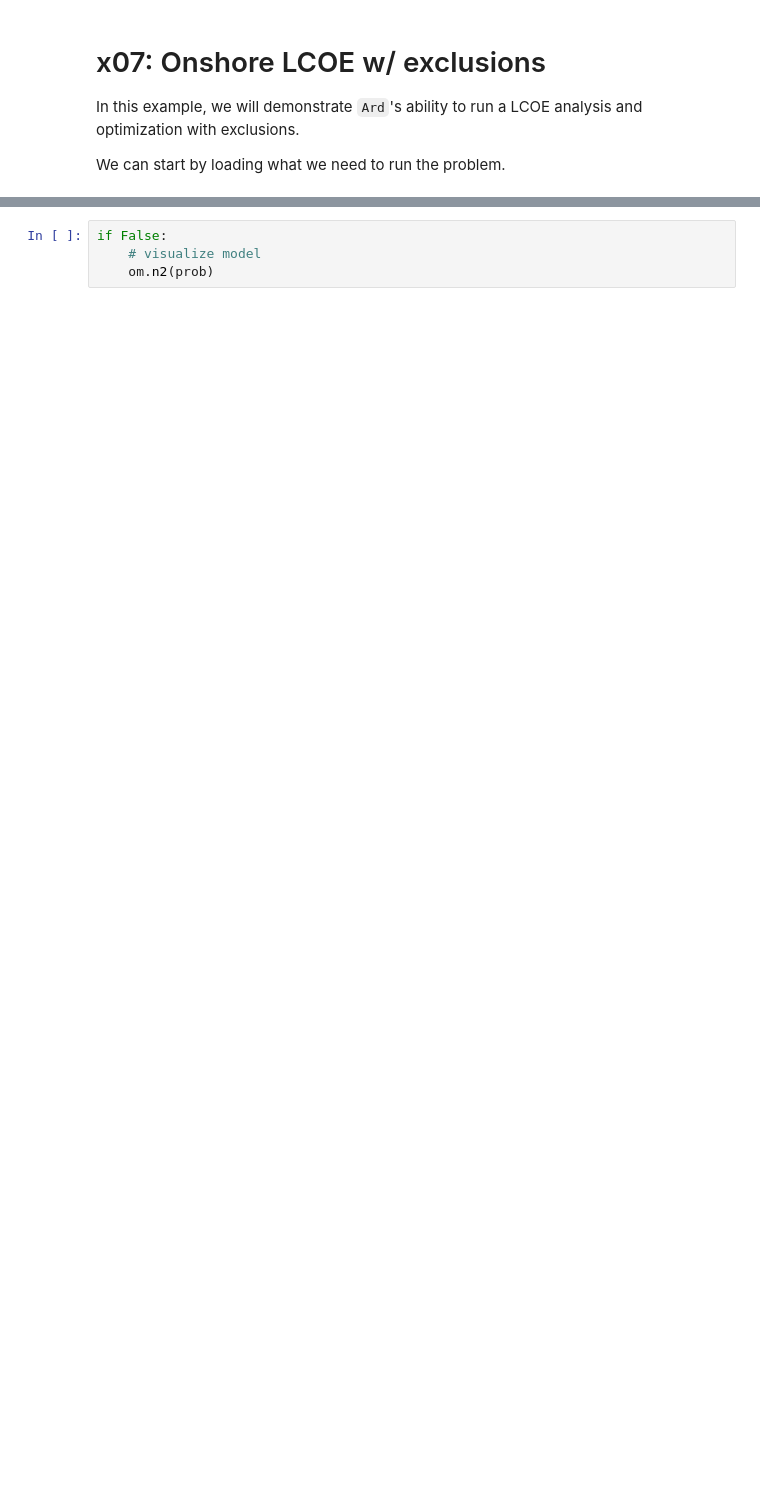
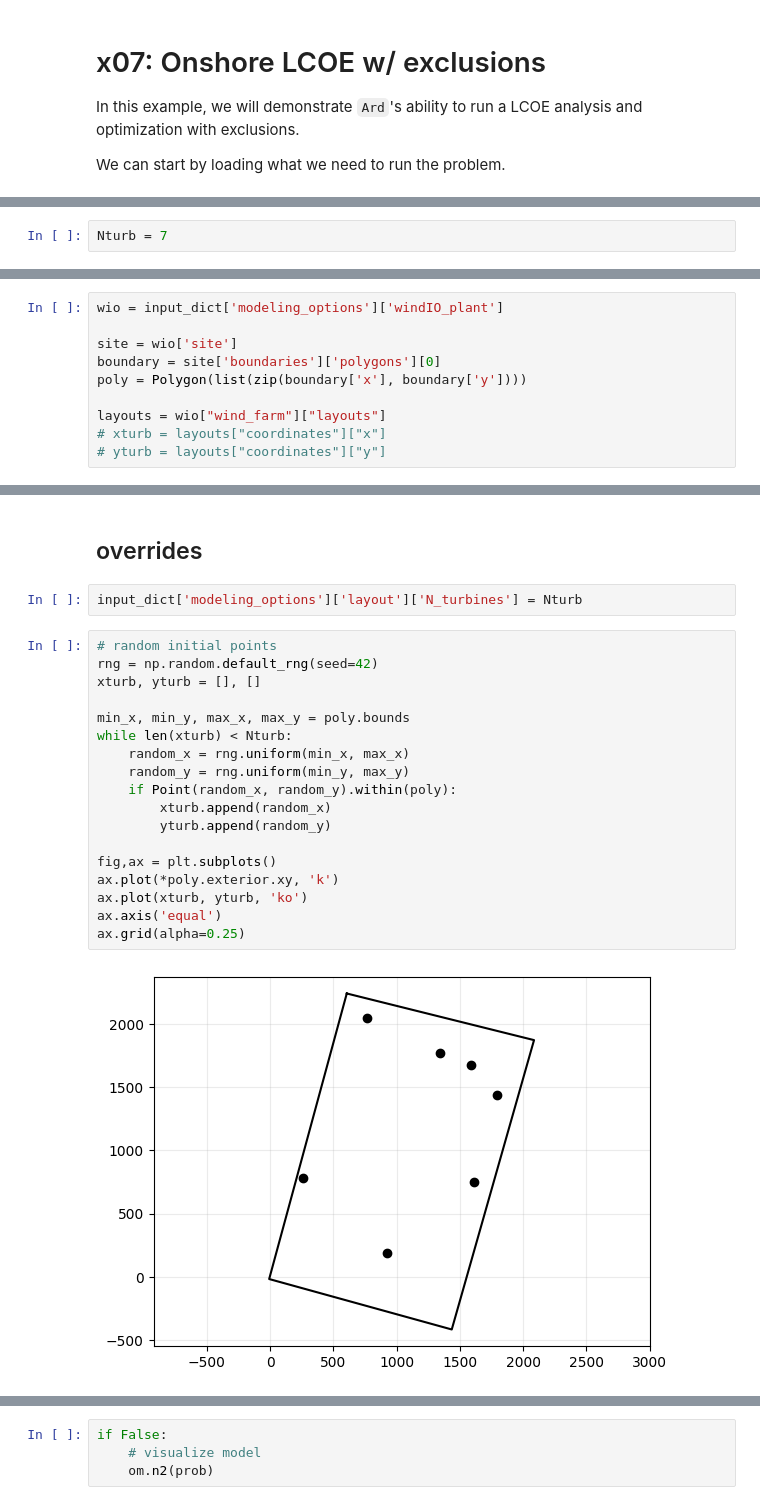
Before and after one commit to cfrontin/Ard, a Jupyter notebook: examples/x07_exclusion/optimization_demo.ipynb, the cells around one changed output, grey strips where cells are left out. Cells and saved outputs as stored; diff of their text form; blank space fills up the shorter version.

```diff
--- a/examples/x07_exclusion/optimization_demo.ipynb
+++ b/examples/x07_exclusion/optimization_demo.ipynb
@@ -21 +27,3 @@ import openmdao.api as om  # for N2 diagrams from the OpenMDAO backend
 %matplotlib inline
+# %%
+Nturb = 7
@@ -54,0 +36,10 @@ Adding financese
+# %%
+wio = input_dict['modeling_options']['windIO_plant']
+
+site = wio['site']
+boundary = site['boundaries']['polygons'][0]
+poly = Polygon(list(zip(boundary['x'], boundary['y'])))
+
+layouts = wio["wind_farm"]["layouts"]
+# xturb = layouts["coordinates"]["x"]
+# yturb = layouts["coordinates"]["y"]
@@ -54,0 +64,24 @@ Adding financese
+# %% [markdown]
+## overrides
+# %%
+input_dict['modeling_options']['layout']['N_turbines'] = Nturb
+# %%
+# random initial points
+rng = np.random.default_rng(seed=42)
+xturb, yturb = [], []
+
+min_x, min_y, max_x, max_y = poly.bounds
+while len(xturb) < Nturb:
+    random_x = rng.uniform(min_x, max_x)
+    random_y = rng.uniform(min_y, max_y)
+    if Point(random_x, random_y).within(poly):
+        xturb.append(random_x)
+        yturb.append(random_y)
+
+fig,ax = plt.subplots()
+ax.plot(*poly.exterior.xy, 'k')
+ax.plot(xturb, yturb, 'ko')
+ax.axis('equal')
+ax.grid(alpha=0.25)
+# %% [output]
+[figure, added]
```
Also changed, not shown: parts of 15 cells of this notebook, 1 other file.
